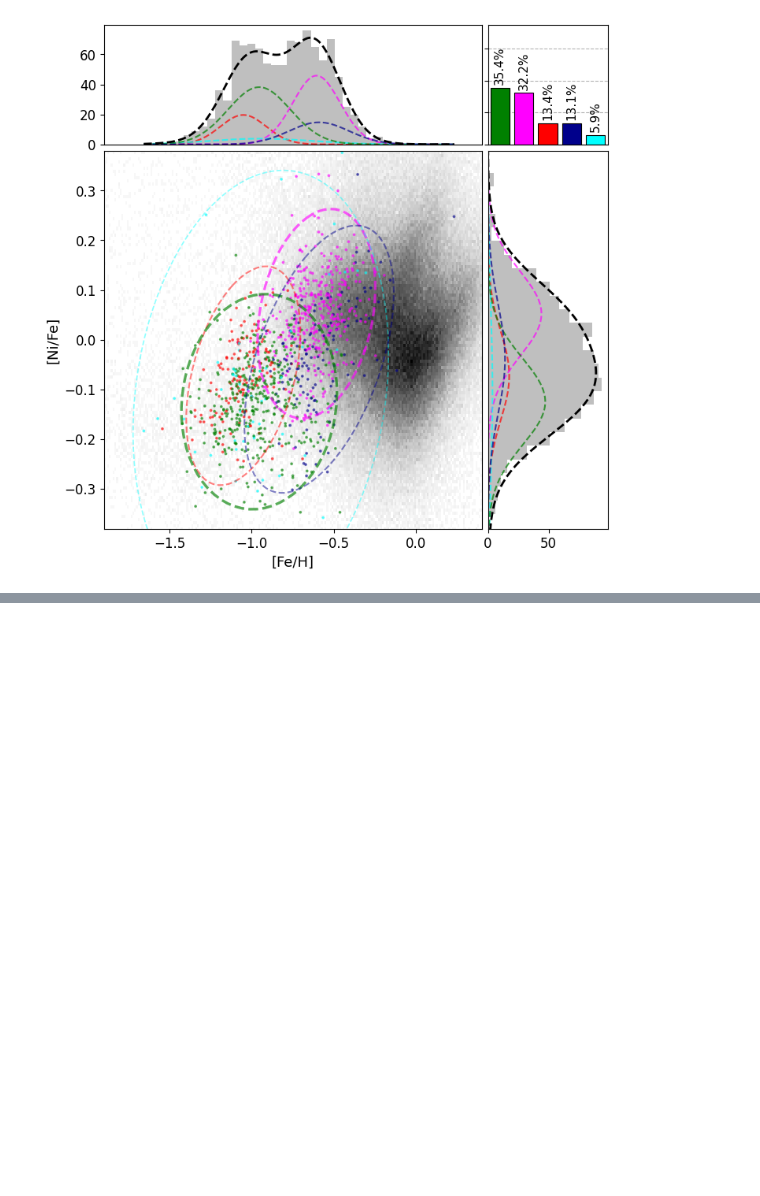
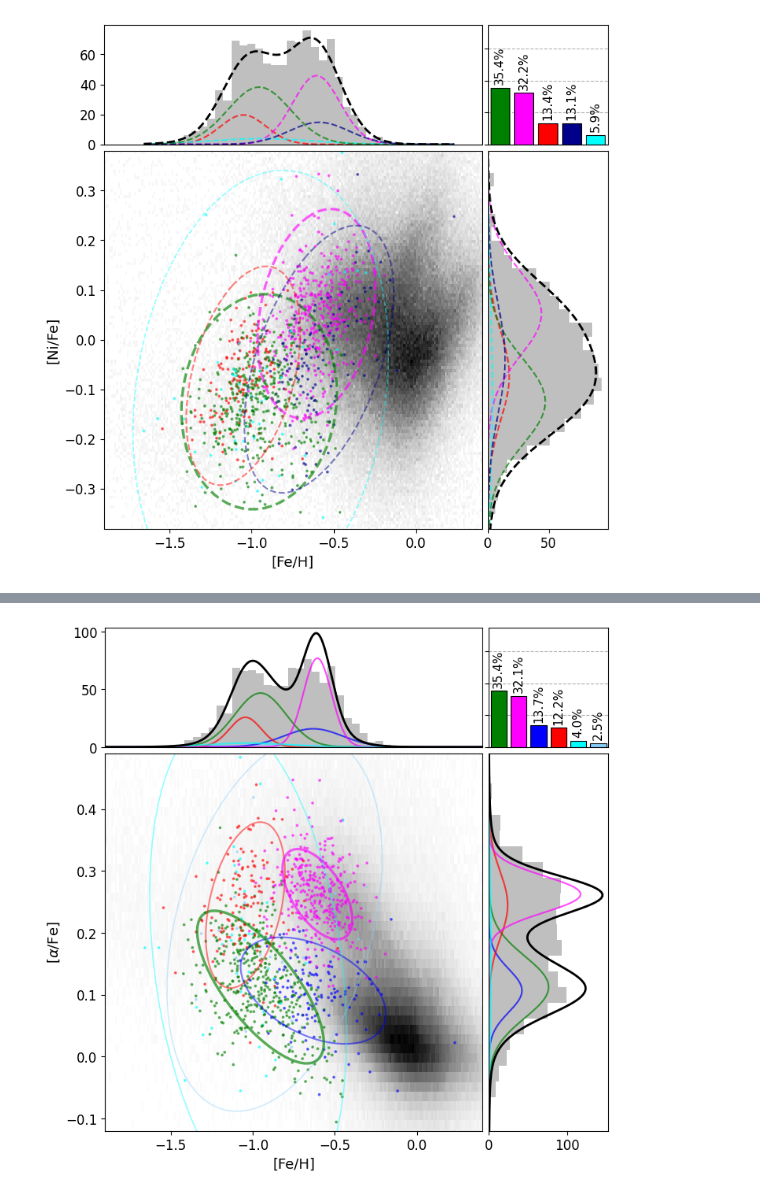
Before and after one commit to JacobTutt/Galactic_Evol_Clustering, a Jupyter notebook: 2_galah_scaled_pipeline.ipynb, the cells around one changed output, grey strips where cells are left out. Saved outputs shown, nothing was run; the diff lists cells and outputs as text; code cells hidden in the pictures; blank space fills up the shorter version.

```diff
--- a/2_galah_scaled_pipeline.ipynb
+++ b/2_galah_scaled_pipeline.ipynb
@@ -47,0 +12,5 @@ Subclasses:
+# %%
+galah_data_filtered_path = 'data/filtered/Galah/Galah_data_filtered_1061.fits'
+# %%
+# Open from file into astropy Table
+galah_processed_data = Table.read(galah_data_filtered_path, format='fits')
@@ -391,0 +310,9 @@ galah_pipeline.plot_nonXD(x_key = 'fe_h', y_key='Ni_fe',
+# %%
+galah_pipeline.plot_XD( x_key = 'fe_h', y_key='alpha_fe',
+    z_score = 2,
+    full_survey_file= 'data/raw/Galah_DR3/GALAH_DR3_main_allstar_v3.fits',
+    color_palette=["lightskyblue", "blue", "green", "red", "magenta", "cyan"],
+    xlim = (-1.9, 0.4), ylim=(-0.12, 0.49),
+)
+# %% [output]
+[figure, added]
```
Also changed, not shown: parts of 18 cells of this notebook, 5 other files.
